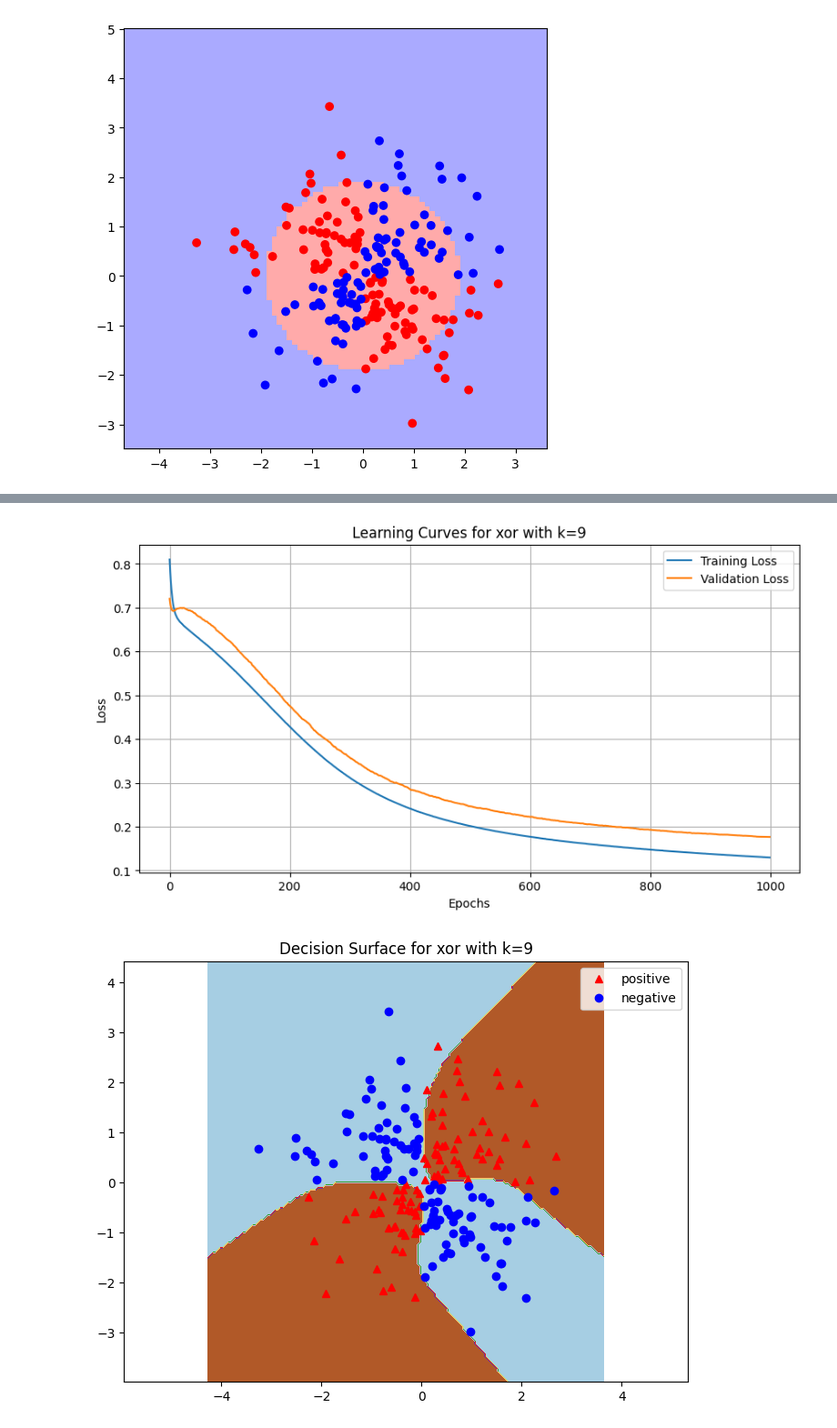
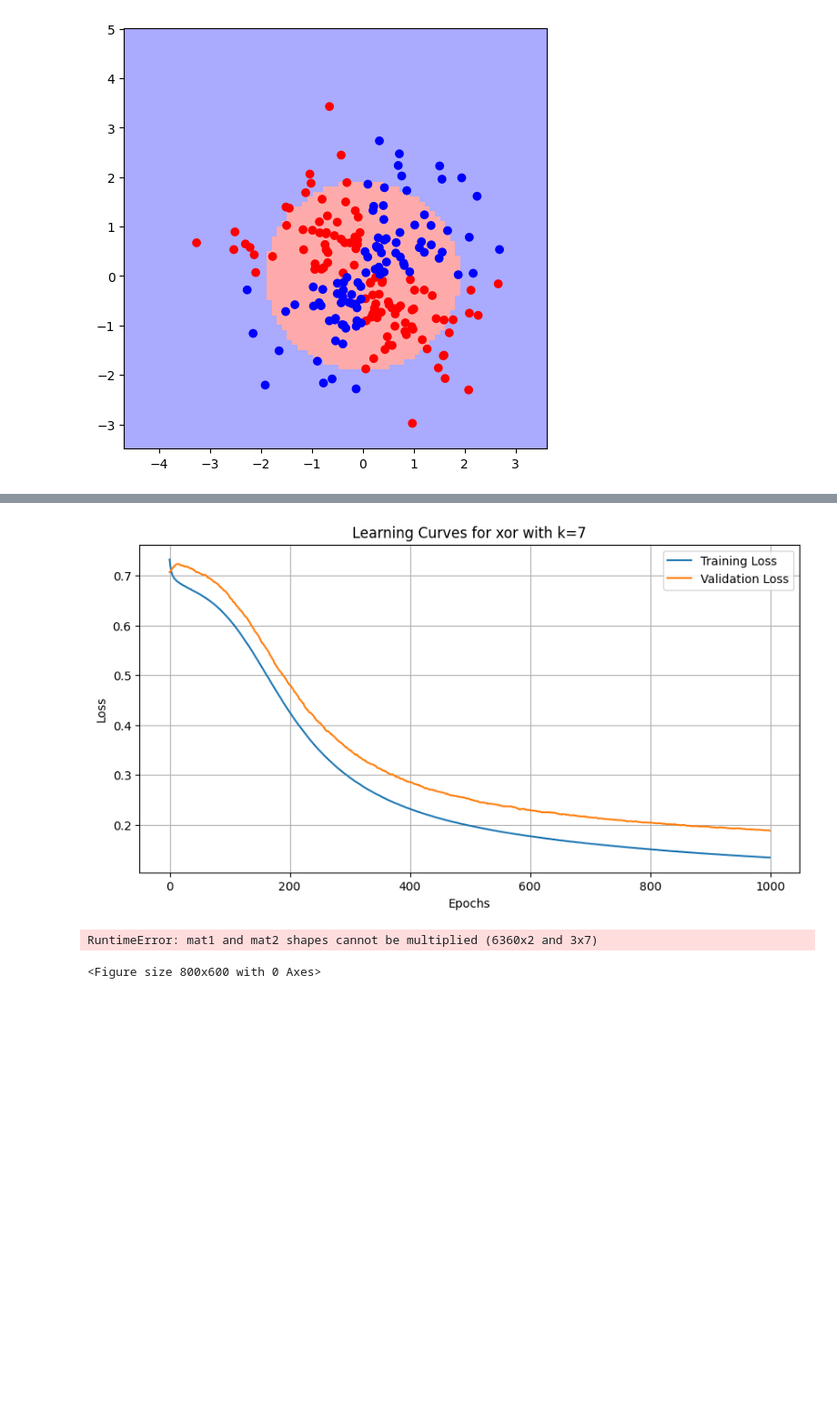
Before and after one commit to dawei25/ffnn_project, a Jupyter notebook: example.ipynb, the cells around one changed output, grey strips where cells are left out. Shown at 91% size. Saved outputs shown, nothing was run; the diff lists cells and outputs as text; code cells hidden in the pictures; blank space fills up the shorter version.

```diff
--- a/example.ipynb
+++ b/example.ipynb
@@ -386,14 +368,6 @@ for dataset_name in datasets:
     X_test, y_test, labels_test = read_data(dataset_name, 'test')
     X_valid, y_valid, labels_valid = read_data(dataset_name, 'valid')
 
-    # Remove bias term from all datasets if included because pytorch model already accounts for it
-    if X_train.shape[1] == 3:  # If bias term is included
-        X_train = X_train[:, 1:]  # Remove bias term
-        X_valid = X_valid[:, 1:]  # Remove bias term
-        X_test = X_test[:, 1:]    # Remove bias term
-        print(f"Shape of X_train_full after removing bias term: {X_train.shape}")
-        print(f"Shape of X_valid after removing bias term: {X_valid.shape}")
-        print(f"Shape of X_test after removing bias term: {X_test.shape}")
 
     # Convert to PyTorch tensors
     X_train_tensor = torch.from_numpy(X_train).float()
@@ -483,12 +457,11 @@ for dataset_name in datasets:
     best_model.eval()
     correct = 0
     total = 0
-    with torch.no_grad():
-        for inputs, labels in test_loader:
-            outputs = best_model(inputs)
-            _, predicted = torch.max(outputs, 1)
-            total += labels.size(0)
-            correct += (predicted == labels.squeeze()).sum().item()
+    for inputs, labels in test_loader:
+        outputs = best_model(inputs)
+        _, predicted = torch.max(outputs, 1)
+        total += labels.size(0)
+        correct += (predicted == labels.squeeze()).sum().item()
     test_accuracy = correct / total
     print(f"Test Accuracy for {dataset_name} with k={best_k}: {test_accuracy:.2f}")
 
@@ -558,4 +531,5 @@ Hidden Layer Size (k): 9
 Activation Function: Tanh
 Optimizer: SGD
-[figure, old version]
+[figure, new version]
-[figure, removed]
+RuntimeError: mat1 and mat2 shapes cannot be multiplied (6360x2 and 3x7)
+<Figure size 800x600 with 0 Axes>
```
Also changed, not shown: parts of 8 cells of this notebook, 3 other files.
